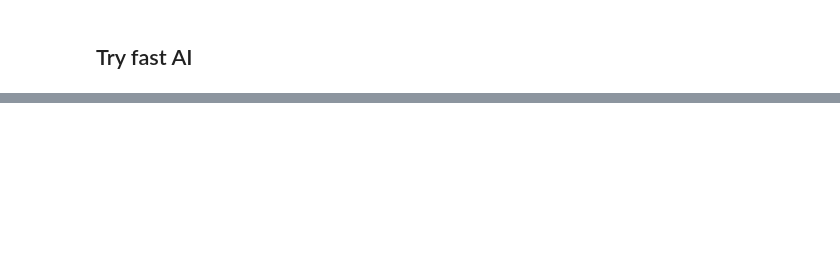
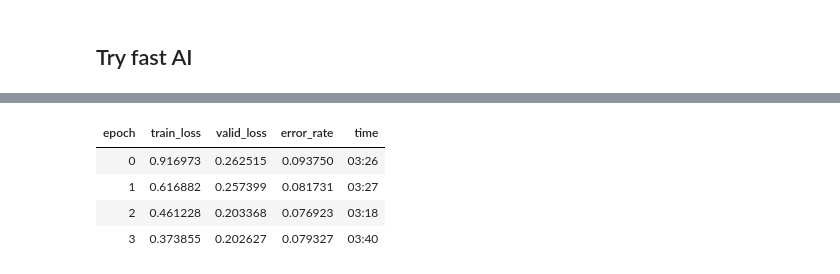
Before and after one commit to mkpetterson/cancer-prediction, a Jupyter notebook: notebooks/NeuralNetwork.ipynb, the cells around one changed output, grey strips where cells are left out. Saved outputs shown, nothing was run; the diff lists cells and outputs as text; code cells hidden in the pictures; blank space fills up the shorter version.

```diff
--- a/notebooks/NeuralNetwork.ipynb
+++ b/notebooks/NeuralNetwork.ipynb
@@ -202,0 +284,9 @@ malignant
+# %%
+defaults.device = torch.device('cuda')
+learn.fit_one_cycle(4)
+# %% [output]
+| epoch | train_loss | valid_loss | error_rate | time |
+| 0 | 0.916973 | 0.262515 | 0.093750 | 03:26 |
+| 1 | 0.616882 | 0.257399 | 0.081731 | 03:27 |
+| 2 | 0.461228 | 0.203368 | 0.076923 | 03:18 |
+| 3 | 0.373855 | 0.202627 | 0.079327 | 03:40 |
```
Also changed, not shown: parts of 26 cells of this notebook, 5 other files.
